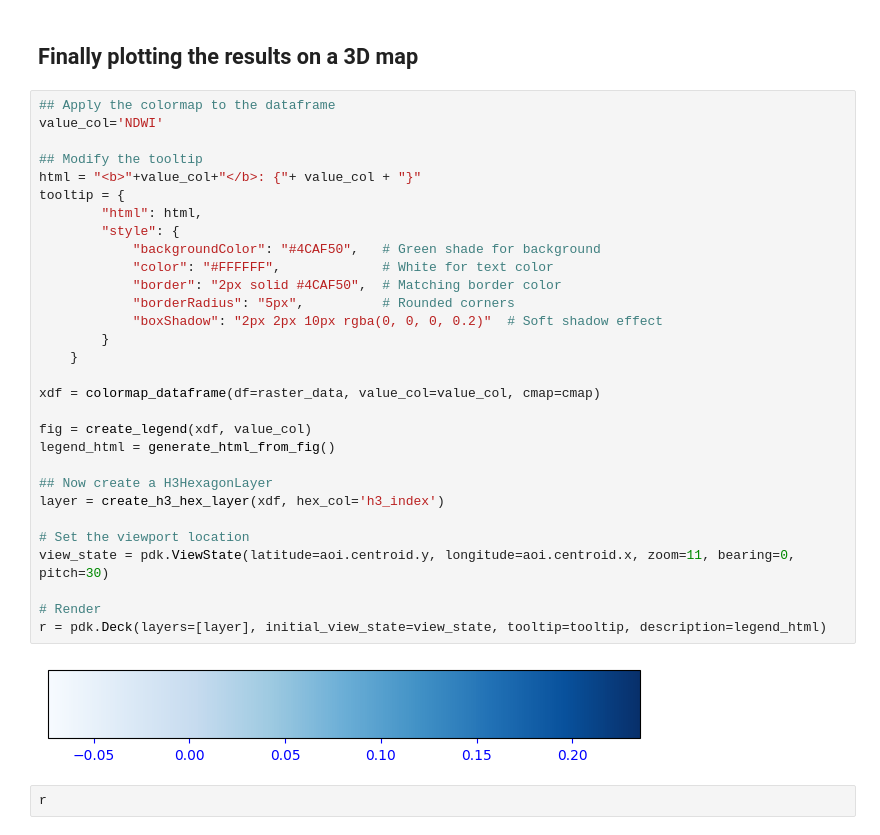
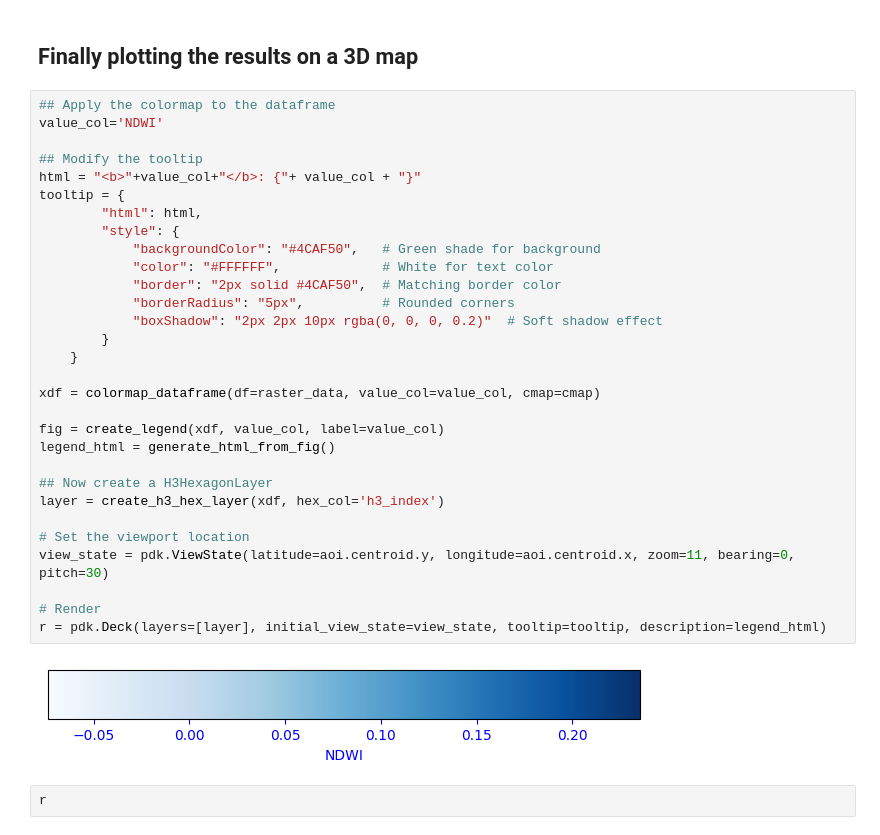
Before and after one commit to kavyajeetbora/CityHealthMonitor, a Jupyter notebook: development/built-up-index.ipynb, the cells around one changed output. Saved outputs shown, nothing was run; the diff lists cells and outputs as text.

Commit message:
Add - label in the legend

```diff
--- a/development/built-up-index.ipynb
+++ b/development/built-up-index.ipynb
@@ -354,35 +354,35 @@ Generating the tooltip:
 # %%
 ## Apply the colormap to the dataframe
 value_col='NDWI'
 
 ## Modify the tooltip
 html = "<b>"+value_col+"</b>: {"+ value_col + "}"
 tooltip = {
         "html": html,
         "style": {
             "backgroundColor": "#4CAF50",   # Green shade for background
             "color": "#FFFFFF",             # White for text color
             "border": "2px solid #4CAF50",  # Matching border color
             "borderRadius": "5px",          # Rounded corners
             "boxShadow": "2px 2px 10px rgba(0, 0, 0, 0.2)"  # Soft shadow effect
         }
     }
 
 xdf = colormap_dataframe(df=raster_data, value_col=value_col, cmap=cmap)
 
-fig = create_legend(xdf, value_col)
+fig = create_legend(xdf, value_col, label=value_col)
 legend_html = generate_html_from_fig()
 
 ## Now create a H3HexagonLayer
 layer = create_h3_hex_layer(xdf, hex_col='h3_index')
 
 # Set the viewport location
 view_state = pdk.ViewState(latitude=aoi.centroid.y, longitude=aoi.centroid.x, zoom=11, bearing=0, pitch=30)
 
 # Render
 r = pdk.Deck(layers=[layer], initial_view_state=view_state, tooltip=tooltip, description=legend_html)
 # %% [output]
-[figure, old version]
+[figure, new version]
 # %%
 r
 # %% [output]
```
